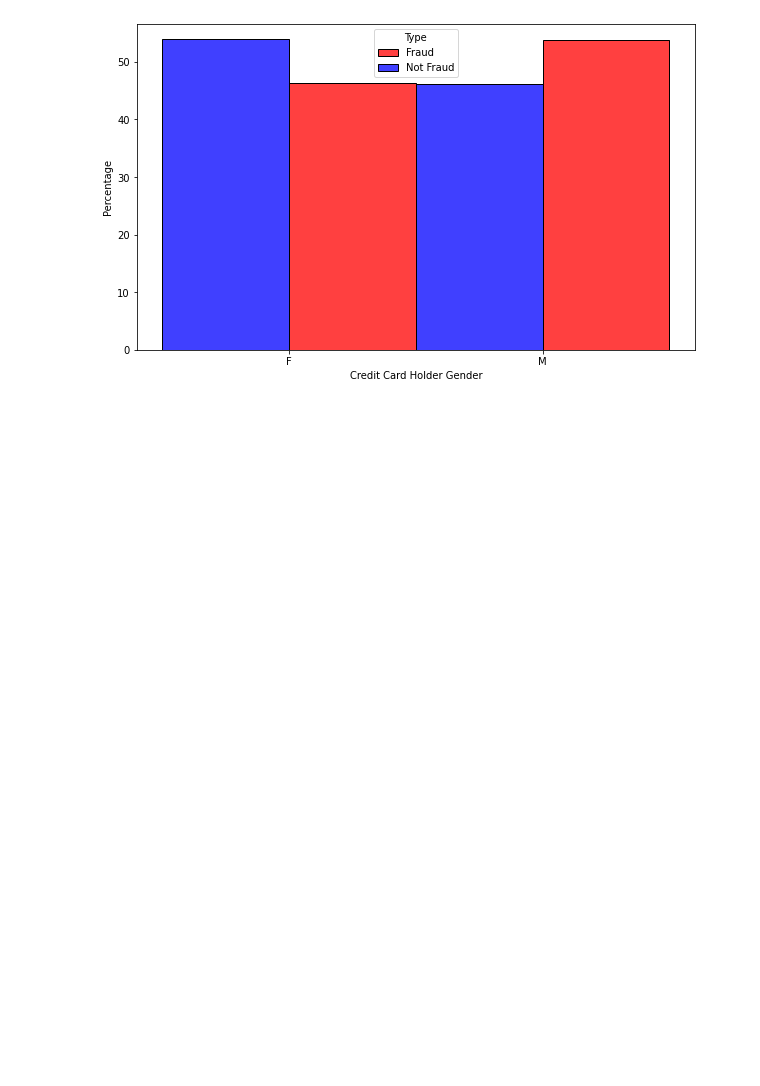
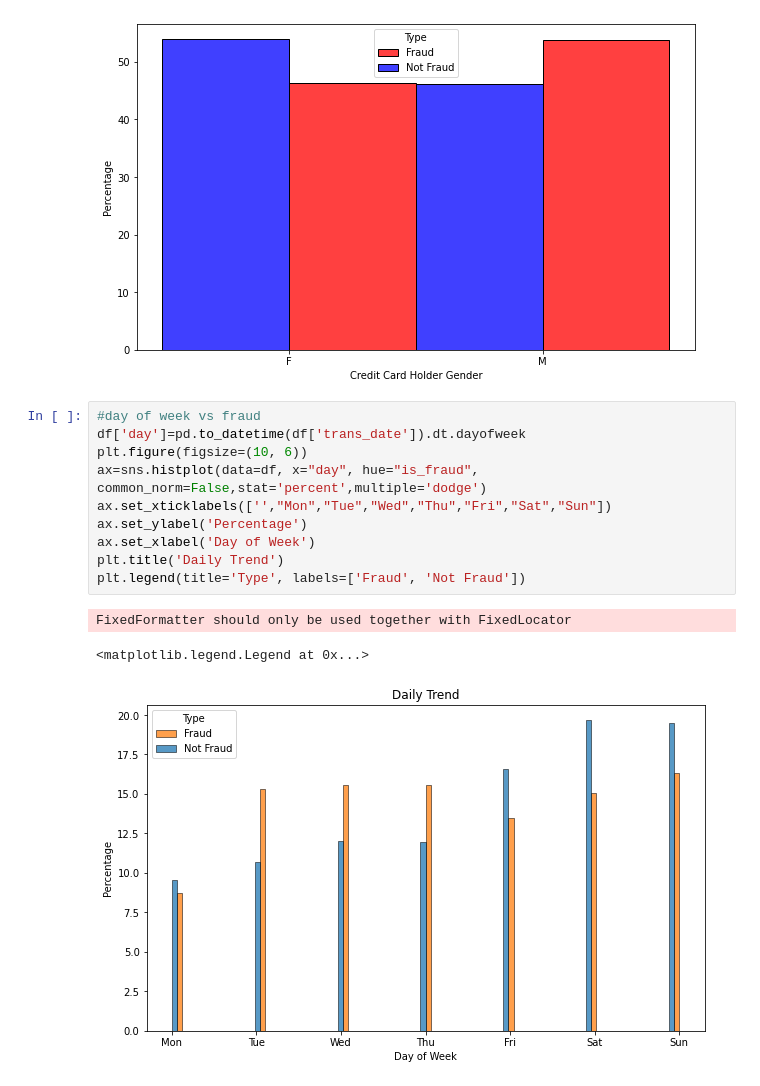
Before and after one commit to melihkurtaran/Fraud_Detection, a Jupyter notebook: XAI_FraudDetection.ipynb, the cells around one changed output. Drawn from its saved outputs; the diff is of its cells as text; blank space fills up the shorter version.

```diff
--- a/XAI_FraudDetection.ipynb
+++ b/XAI_FraudDetection.ipynb
@@ -198,3 +206,17 @@ plt.legend(title='Type', labels=['Fraud', 'Not Fraud'])
 # %% [output]
 <matplotlib.legend.Legend at 0x...>
 [figure]
+# %%
+#day of week vs fraud
+df['day']=pd.to_datetime(df['trans_date']).dt.dayofweek
+plt.figure(figsize=(10, 6))
+ax=sns.histplot(data=df, x="day", hue="is_fraud", common_norm=False,stat='percent',multiple='dodge')
+ax.set_xticklabels(['',"Mon","Tue","Wed","Thu","Fri","Sat","Sun"])
+ax.set_ylabel('Percentage')
+ax.set_xlabel('Day of Week')
+plt.title('Daily Trend')
+plt.legend(title='Type', labels=['Fraud', 'Not Fraud'])
+# %% [output]
+FixedFormatter should only be used together with FixedLocator
+<matplotlib.legend.Legend at 0x...>
+[figure, added]
```
Also changed, not shown: parts of 16 cells of this notebook.
